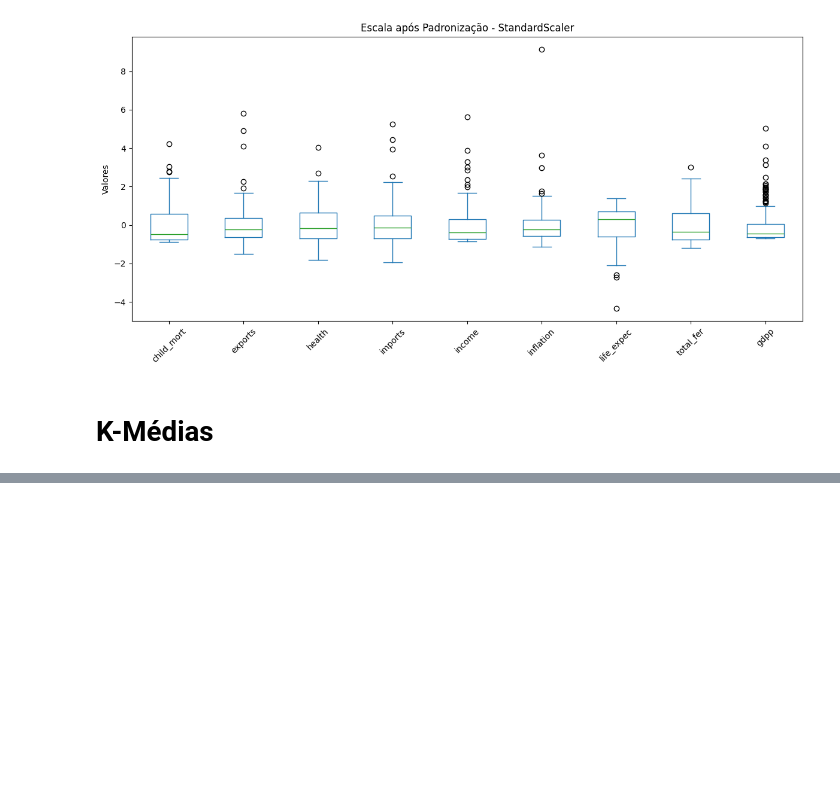
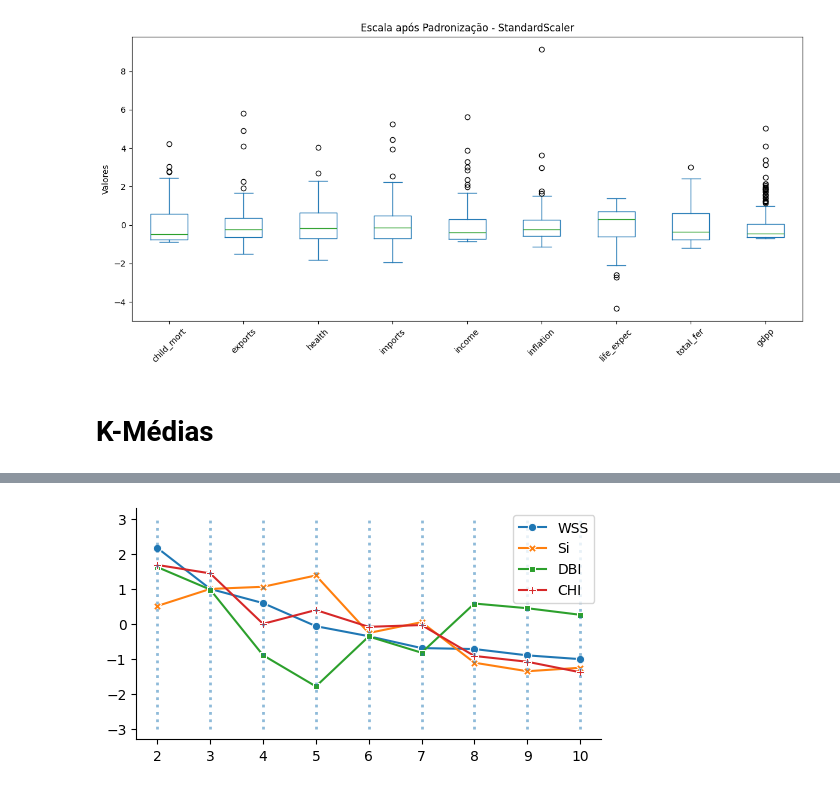
Before and after one commit to carolsouza/pd-clusterizacao, a Jupyter notebook: pd-clusterizacao-validacao-25E4_3.ipynb, the cells around one changed output, grey strips where cells are left out. Cells and saved outputs as stored; diff of their text form; code cells hidden in the pictures; blank space fills up the shorter version.

```diff
--- a/pd-clusterizacao-validacao-25E4_3.ipynb
+++ b/pd-clusterizacao-validacao-25E4_3.ipynb
@@ -297,0 +218,9 @@ dtype: float64
+# %%
+results_df = pd.DataFrame({
+    'WSS': wss_list,
+    'Si': si_list,
+    'DBI': dbi_list,
+    'CHI': chi_list
+}, index=range(2, 11))
+
+results_df
@@ -297,0 +327,4 @@ dtype: float64
+# %%
+results_scaled_df = StandardScaler().fit_transform(results_df)
+results_scaled_df = pd.DataFrame(results_scaled_df, columns=results_df.columns, index=results_df.index)
+results_scaled_df
@@ -297,0 +342,12 @@ dtype: float64
+# %%
+f, ax = plt.subplots(figsize=(6, 3))
+
+sns.lineplot(data=results_scaled_df, markers=True, dashes=False, ax=ax)
+
+for k in range(2, 11):
+  ax.vlines(k, -3, 3, linestyles=':', linewidth=2, alpha=0.5)
+
+sns.despine()
+plt.show()
+# %% [output]
+[figure, added]
```
Also changed, not shown: parts of 16 cells of this notebook.
